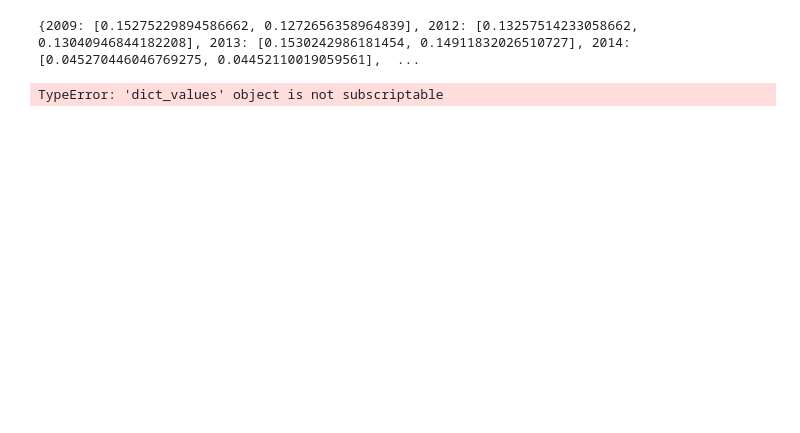
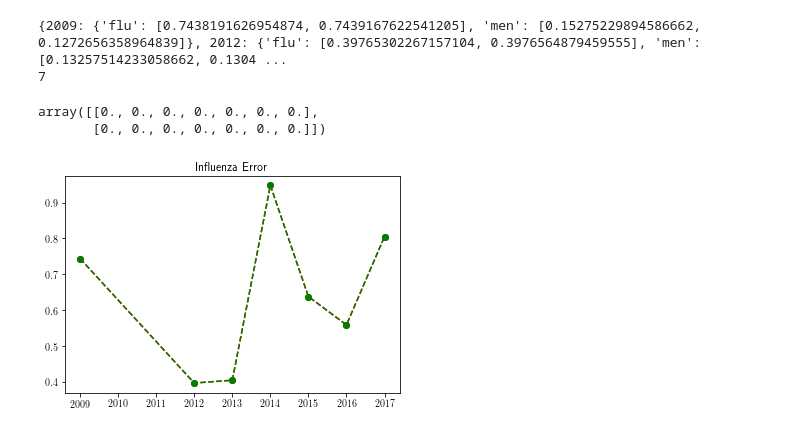
Before and after one commit to polivares/InteractiveSIRData, a Jupyter notebook: jpts/SIR-Compared Errors.ipynb, the cells around one changed output. Cells and saved outputs as stored; diff of their text form; code cells hidden in the pictures; blank space fills up the shorter version.

Commit message:
Error and Vaccination test

```diff
--- a/jpts/SIR-Compared Errors.ipynb
+++ b/jpts/SIR-Compared Errors.ipynb
@@ -21,16 +28,36 @@ error = {}
 for year in flu_menParams.keys():
     error[year]={'flu':[fluParams[year][-1],flu_menParams[year][-2]],
                 'men':[menParams[year][-1],flu_menParams[year][-1]]}
+print(error)
+print(len(error))
+# %% [output]
+{2009: {'flu': [0.7438191626954874, 0.7439167622541205], 'men': [0.15275229894586662, 0.1272656358964839]}, 2012: {'flu': [0.39765302267157104, 0.3976564879459555], 'men': [0.13257514233058662, 0.1304 ...
+7
-# %%
-errorFlu = {}
-errorMen = {}
-
-for y,e in error.items():
-    errorFlu[y] = e['flu']
-    errorMen[y] = e['men']
-# %% [output]
-{2009: [0.15275229894586662, 0.1272656358964839], 2012: [0.13257514233058662, 0.13040946844182208], 2013: [0.1530242986181454, 0.14911832026510727], 2014: [0.045270446046769275, 0.04452110019059561],  ...
-# %%
-plt.plot(errorMen.keys(),errorMen.values()[0],'r.',errorMen.keys(),errorMen.values()[1],'b.')
-# %% [output]
-TypeError: 'dict_values' object is not subscriptable
+# %%
+np.empty((2,7))
+# %% [output]
+array([[0., 0., 0., 0., 0., 0., 0.],
+       [0., 0., 0., 0., 0., 0., 0.]])
+# %%
+errorFlu = np.empty((2,len(error)))
+errorFlu_Interactive = np.empty((2,len(error)))
+errorMen = np.empty((2,len(error)))
+errorMen_Interactive = np.empty((2,len(error)))
+
+i=0
+for y,e in error.items():
+    errorFlu[0,i] = y
+    errorFlu[1,i] = e['flu'][0]
+    errorFlu_Interactive[0,i] = y
+    errorFlu_Interactive[1,i] = e['flu'][1]
+    errorMen[0,i] = y
+    errorMen[1,i] = e['men'][0]
+    errorMen_Interactive[0,i] = y
+    errorMen_Interactive[1,i] = e['men'][1]
+    i+=1
+# %%
+plt.title("Influenza Error")
+plt.plot(errorFlu[0],errorFlu[1],'or--',errorFlu_Interactive[0],errorFlu_Interactive[1],'og--')
+plt.show()
+# %% [output]
+[figure, added]
```
Also changed, not shown: parts of 2 cells of this notebook, 4 other files.
